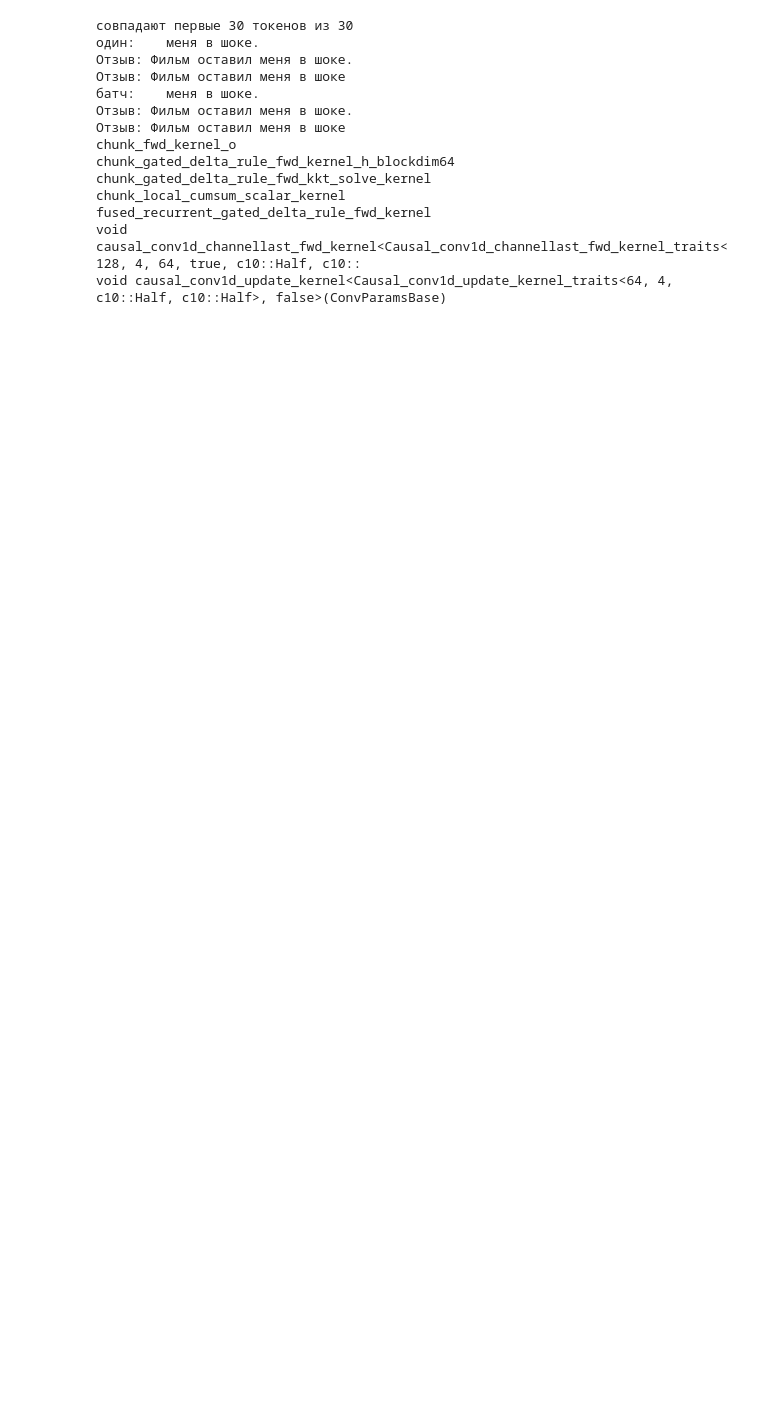
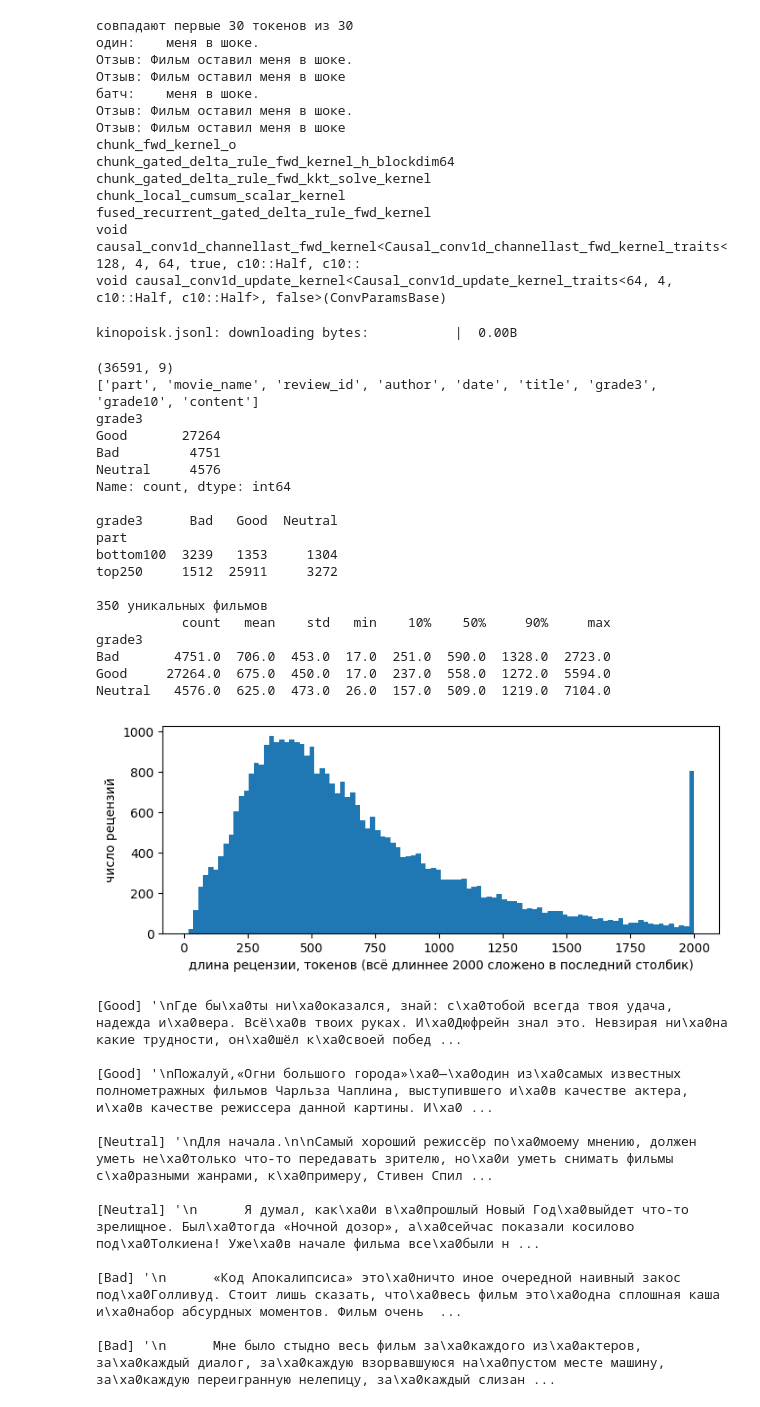
Before and after one commit to Erygfry/RLHF-vs-DPO, a Jupyter notebook: test.ipynb, the cells around one changed output. Drawn from its saved outputs; the diff is of its cells as text; code cells hidden in the pictures; blank space fills up the shorter version.

```diff
--- a/test.ipynb
+++ b/test.ipynb
@@ -413,3 +415,67 @@ chunk_local_cumsum_scalar_kernel
 fused_recurrent_gated_delta_rule_fwd_kernel
 void causal_conv1d_channellast_fwd_kernel<Causal_conv1d_channellast_fwd_kernel_traits<128, 4, 64, true, c10::Half, c10::
 void causal_conv1d_update_kernel<Causal_conv1d_update_kernel_traits<64, 4, c10::Half, c10::Half>, false>(ConvParamsBase)
+# %%
+import numpy as np
+import pandas as pd
+import matplotlib.pyplot as plt
+from huggingface_hub import hf_hub_download
+
+# --- загрузка ---
+path = hf_hub_download(repo_id="blinoff/kinopoisk", filename="kinopoisk.jsonl", repo_type="dataset")
+df = pd.read_json(path, lines=True)
+print(df.shape)
+print(df.columns.tolist())
+
+# --- классы и источники ---
+print(df["grade3"].value_counts(), "\n")
+print(pd.crosstab(df["part"], df["grade3"]), "\n")
+print(df["movie_name"].nunique(), "уникальных фильмов")
+
+# --- длины в токенах Qwen ---
+df["n_tok"] = [len(ids) for ids in tok(df["content"].tolist(), add_special_tokens=False)["input_ids"]]
+print(df.groupby("grade3")["n_tok"].describe(percentiles=[0.1, 0.5, 0.9]).round(0))
+
+plt.figure(figsize=(8, 3))
+plt.hist(np.clip(df["n_tok"], 0, 2000), bins=100)
+plt.xlabel("длина рецензии, токенов (всё длиннее 2000 сложено в последний столбик)")
+plt.ylabel("число рецензий")
+plt.show()
+
+# --- примеры глазами ---
+for g in df["grade3"].unique():
+    for t in df[df["grade3"] == g].sample(2, random_state=0)["content"]:
+        print(f"[{g}]", repr(t[:400]), "\n")
+# %% [output]
+kinopoisk.jsonl: downloading bytes:           |  0.00B
+(36591, 9)
+['part', 'movie_name', 'review_id', 'author', 'date', 'title', 'grade3', 'grade10', 'content']
+grade3
+Good       27264
+Bad         4751
+Neutral     4576
+Name: count, dtype: int64
+
+grade3      Bad   Good  Neutral
+part
+bottom100  3239   1353     1304
+top250     1512  25911     3272
+
+350 уникальных фильмов
+           count   mean    std   min    10%    50%     90%     max
+grade3
+Bad       4751.0  706.0  453.0  17.0  251.0  590.0  1328.0  2723.0
+Good     27264.0  675.0  450.0  17.0  237.0  558.0  1272.0  5594.0
+Neutral   4576.0  625.0  473.0  26.0  157.0  509.0  1219.0  7104.0
+[figure, added]
+[Good] '\nГде бы\xa0ты ни\xa0оказался, знай: с\xa0тобой всегда твоя удача, надежда и\xa0вера. Всё\xa0в твоих руках. И\xa0Дюфрейн знал это. Невзирая ни\xa0на какие трудности, он\xa0шёл к\xa0своей побед ...
+
+[Good] '\nПожалуй,«Огни большого города»\xa0—\xa0один из\xa0самых известных полнометражных фильмов Чарльза Чаплина, выступившего и\xa0в качестве актера, и\xa0в качестве режиссера данной картины. И\xa0 ...
+
+[Neutral] '\nДля начала.\n\nСамый хороший режиссёр по\xa0моему мнению, должен уметь не\xa0только что-то передавать зрителю, но\xa0и уметь снимать фильмы с\xa0разными жанрами, к\xa0примеру, Стивен Спил ...
+
+[Neutral] '\n      Я думал, как\xa0и в\xa0прошлый Новый Год\xa0выйдет что-то зрелищное. Был\xa0тогда «Ночной дозор», а\xa0сейчас показали косилово под\xa0Толкиена! Уже\xa0в начале фильма все\xa0были н ...
+
+[Bad] '\n      «Код Апокалипсиса» это\xa0ничто иное очередной наивный закос под\xa0Голливуд. Стоит лишь сказать, что\xa0весь фильм это\xa0одна сплошная каша и\xa0набор абсурдных моментов. Фильм очень  ...
+
+[Bad] '\n      Мне было стыдно весь фильм за\xa0каждого из\xa0актеров, за\xa0каждый диалог, за\xa0каждую взорвавшуюся на\xa0пустом месте машину, за\xa0каждую переигранную нелепицу, за\xa0каждый слизан ...
```
Also changed, not shown: parts of 23 cells of this notebook.
